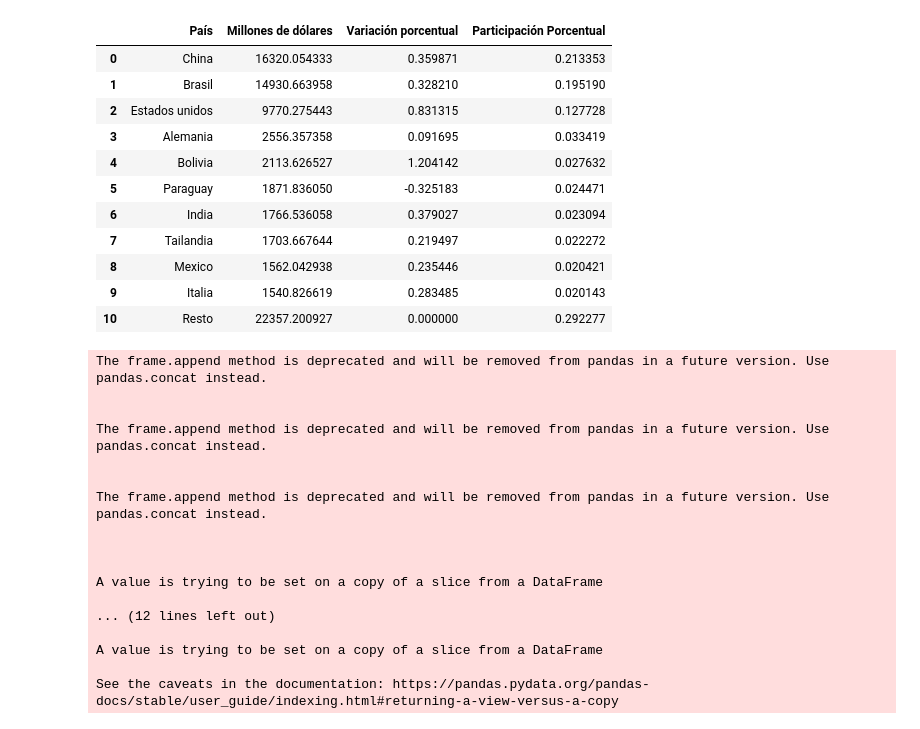
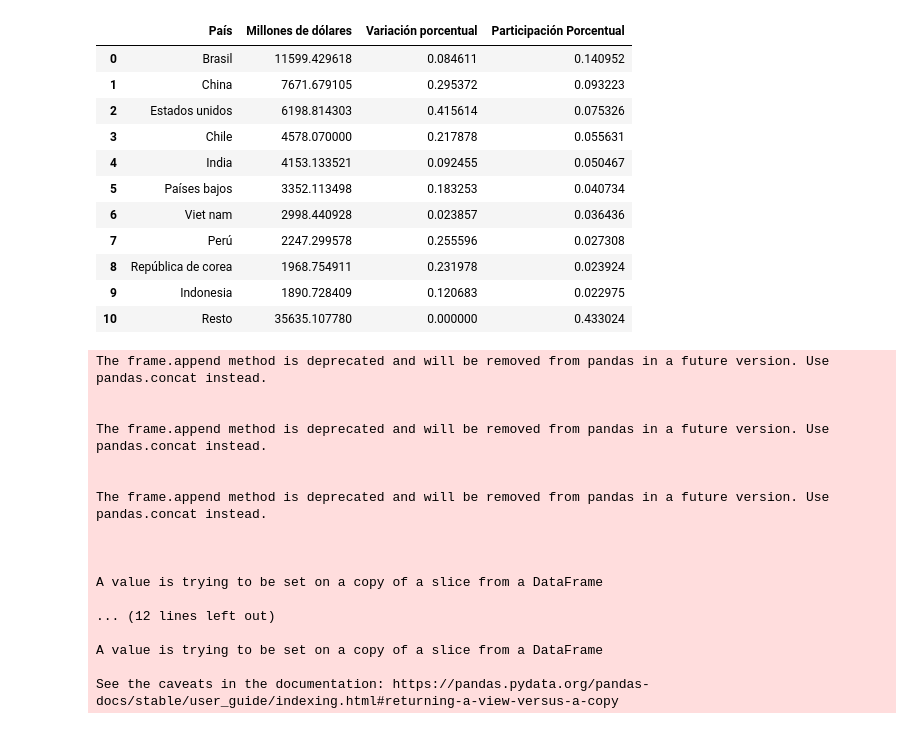
Before and after one commit to LucaGelmini/ica-astro, a Jupyter notebook: src/wrangling-py/jupyter/ppales socios.ipynb, the cells around one changed output. Saved outputs shown, nothing was run; the diff lists cells and outputs as text; code cells hidden in the pictures.

```diff
--- a/src/wrangling-py/jupyter/ppales socios.ipynb
+++ b/src/wrangling-py/jupyter/ppales socios.ipynb
@@ -113,7 +96,7 @@ def genera_tabla_presentable_acumulado(df_acumulado, comercio):
     return socios_sas_acumulado_presentable
 # %%
 #IMPORTACIONES
-socios_sas_impo = pd.read_csv("../data/socios_impo.csv", sep=";")
+socios_sas_impo = pd.read_csv("../data/socios_impo.csv", sep=";",encoding="latin-1")
 socios_sas_impo.cif = socios_sas_impo.cif/1000000
 
 #Agregamos continentes y capitalizamos los países
@@ -129,31 +112,31 @@ socios_sas_impo_acumulado, socios_sas_impo_mensual = genera_tablas_acumulado_y_m
 socios_sas_impo_mensual_presentable = genera_tabla_presentable_mensual(socios_sas_impo_mensual, "impo")
 
 socios_sas_impo_acumulado_presentable = genera_tabla_presentable_acumulado(socios_sas_impo_acumulado, "impo")
-socios_sas_impo_acumulado_presentable
-# %% [output]
-|  | País | Millones de dólares | Variación porcentual | Participación Porcentual |
-| 0 | China | 16320.054333 | 0.359871 | 0.213353 |
-| 1 | Brasil | 14930.663958 | 0.328210 | 0.195190 |
-| 2 | Estados unidos | 9770.275443 | 0.831315 | 0.127728 |
-| 3 | Alemania | 2556.357358 | 0.091695 | 0.033419 |
-| 4 | Bolivia | 2113.626527 | 1.204142 | 0.027632 |
-| 5 | Paraguay | 1871.836050 | -0.325183 | 0.024471 |
-| 6 | India | 1766.536058 | 0.379027 | 0.023094 |
-| 7 | Tailandia | 1703.667644 | 0.219497 | 0.022272 |
-| 8 | Mexico | 1562.042938 | 0.235446 | 0.020421 |
-| 9 | Italia | 1540.826619 | 0.283485 | 0.020143 |
-| 10 | Resto | 22357.200927 | 0.000000 | 0.292277 |
 # %%
 #EXPORTACIONES
-socios_sas_expo = pd.read_csv("../data/socios_expo.csv", sep=";")
+socios_sas_expo = pd.read_csv("../data/socios_expo.csv", sep=";", encoding="latin-1")
 socios_sas_expo.fob = socios_sas_expo.fob/1000000
 
 #Agregamos continentes y capitalizamos los países
 socios_sas_expo = genera_tablas_con_continentes(socios_sas_expo)
 
 # Tablas mensuales y acumuladas. Importan las presentables
 socios_sas_expo_acumulado, socios_sas_expo_mensual = genera_tablas_acumulado_y_mensual(socios_sas_expo, "expo")
 
 socios_sas_expo_mensual_presentable = genera_tabla_presentable_mensual(socios_sas_expo_mensual, "expo")
 
 socios_sas_expo_acumulado_presentable = genera_tabla_presentable_acumulado(socios_sas_expo_acumulado, "expo")
+socios_sas_expo_acumulado_presentable
+# %% [output]
+|  | País | Millones de dólares | Variación porcentual | Participación Porcentual |
+| 0 | Brasil | 11599.429618 | 0.084611 | 0.140952 |
+| 1 | China | 7671.679105 | 0.295372 | 0.093223 |
+| 2 | Estados unidos | 6198.814303 | 0.415614 | 0.075326 |
+| 3 | Chile | 4578.070000 | 0.217878 | 0.055631 |
+| 4 | India | 4153.133521 | 0.092455 | 0.050467 |
+| 5 | Países bajos | 3352.113498 | 0.183253 | 0.040734 |
+| 6 | Viet nam | 2998.440928 | 0.023857 | 0.036436 |
+| 7 | Perú | 2247.299578 | 0.255596 | 0.027308 |
+| 8 | República de corea | 1968.754911 | 0.231978 | 0.023924 |
+| 9 | Indonesia | 1890.728409 | 0.120683 | 0.022975 |
+| 10 | Resto | 35635.107780 | 0.000000 | 0.433024 |
```
Also changed, not shown: parts of 8 cells of this notebook, 11 other files.
